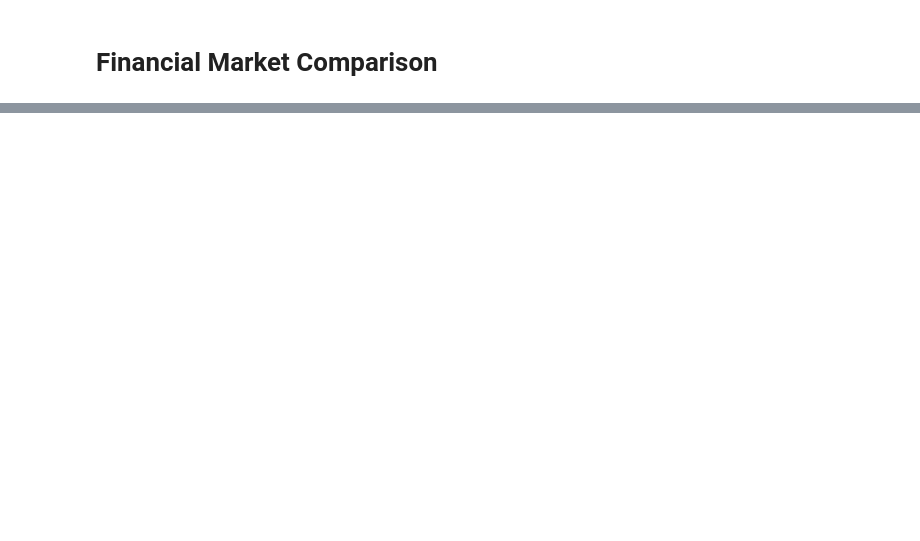
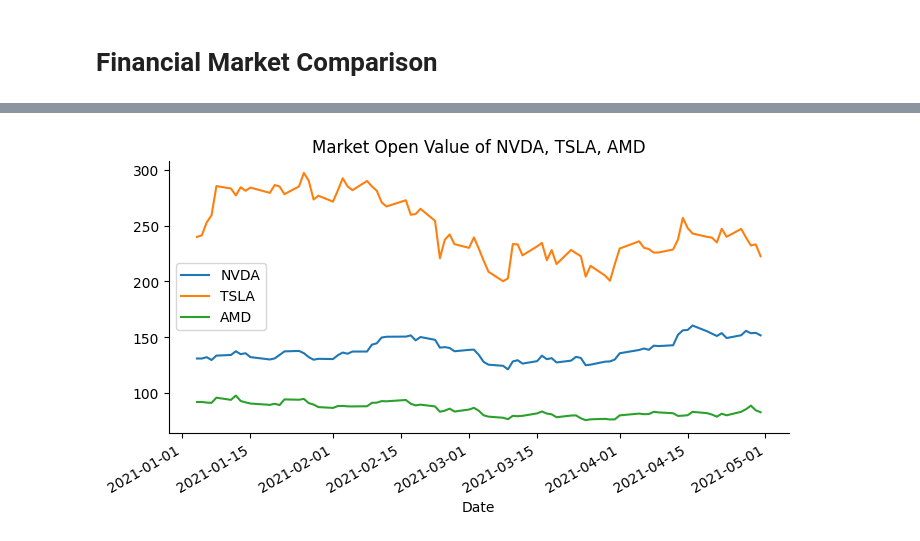
Before and after one commit to SebastianDixon/WSB_Quant, a Jupyter notebook: Reddit_WSB_Posts_Sentiment_Analysis.ipynb, the cells around one changed output, grey strips where cells are left out. Drawn from its saved outputs; the diff is of its cells as text; code cells hidden in the pictures; blank space fills up the shorter version.

```diff
--- a/Reddit_WSB_Posts_Sentiment_Analysis.ipynb
+++ b/Reddit_WSB_Posts_Sentiment_Analysis.ipynb
@@ -218,0 +281,13 @@ There is noticable difference in the words used in titles and body of positively
+# %%
+more_data = yf.download("TSLA NVDA AMD",
+                        start="2021-01-01",
+                        end="2021-05-01",
+                        interval="1d",
+                        group_by="tickers")
+
+nvda = more_data['NVDA']['Open']
+tsla = more_data['TSLA']['Open']
+amd = more_data['AMD']['Open']
+all_open = pd.DataFrame({"NVDA":nvda, "TSLA":tsla, "AMD":amd})
+
+more_data.head(1)
@@ -218,0 +300,5 @@ There is noticable difference in the words used in titles and body of positively
+# %%
+all_open.plot(kind='line', figsize=(8, 4), title='Market Open Value of NVDA, TSLA, AMD')
+plt.gca().spines[['top', 'right']].set_visible(False)
+# %% [output]
+[figure, added]
```
Also changed, not shown: parts of 18 cells of this notebook.
